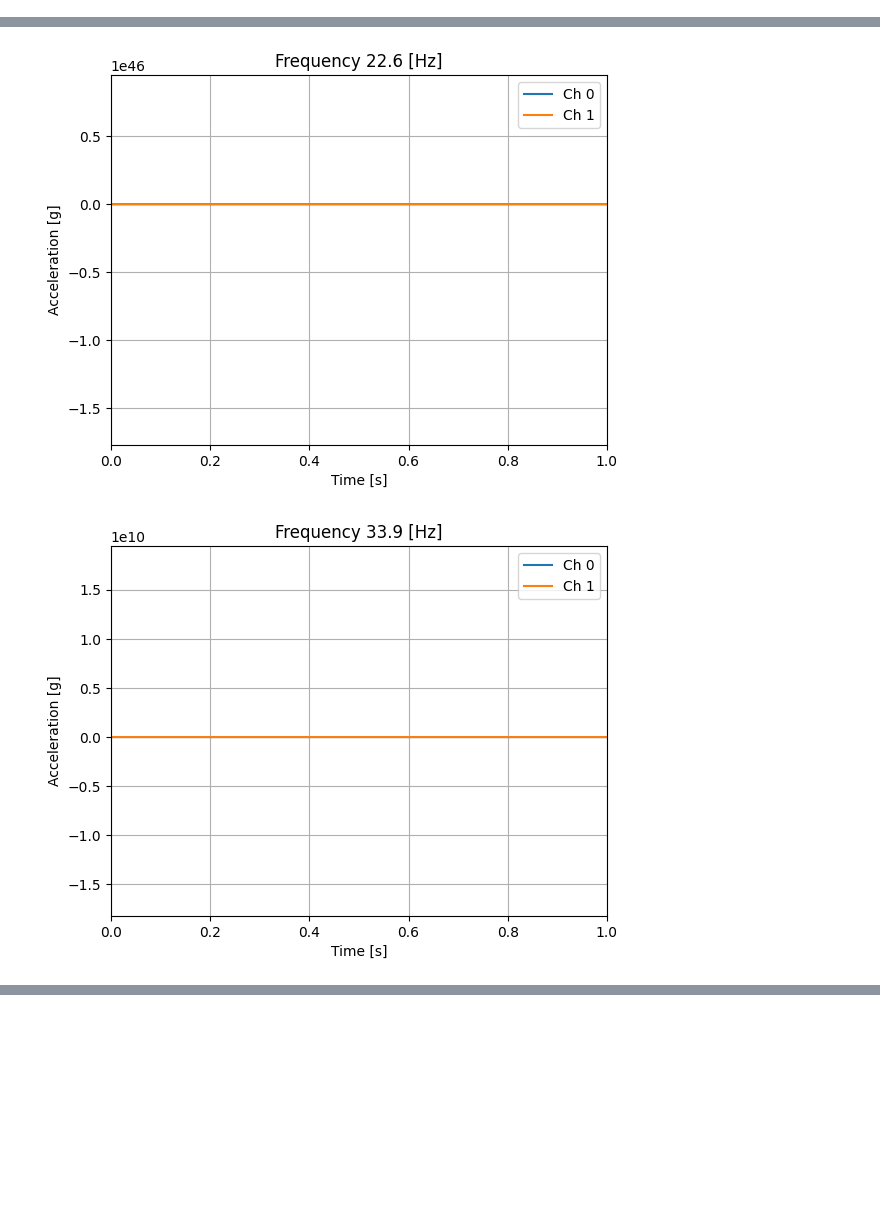
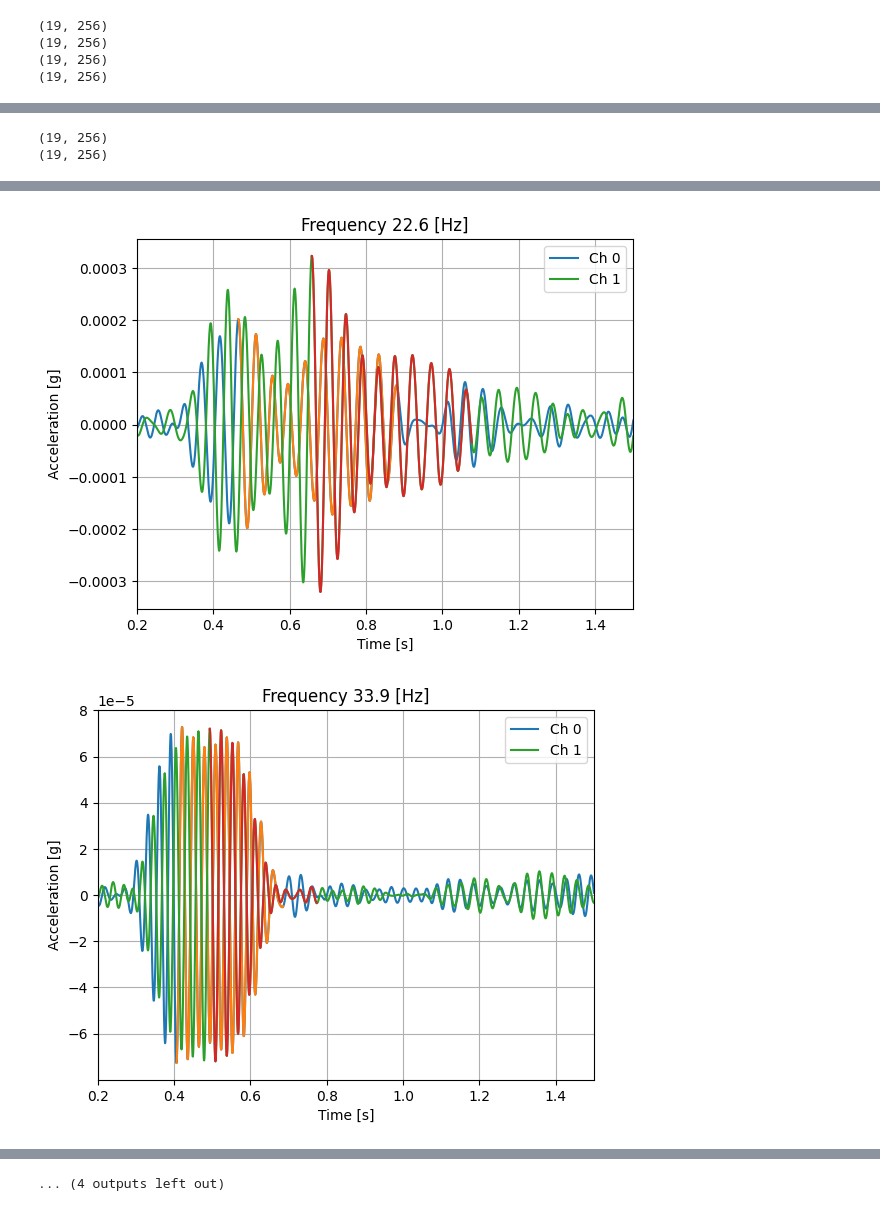
Before and after one commit to runabriguglio/SPLATT, a Jupyter notebook: splattsw/testAnalyseTipTiltAcc.ipynb, the cells around one changed output, grey strips where cells are left out. Cells and saved outputs as stored; diff of their text form; code cells hidden in the pictures; blank space fills up the shorter version.

```diff
--- a/splattsw/testAnalyseTipTiltAcc.ipynb
+++ b/splattsw/testAnalyseTipTiltAcc.ipynb
@@ -144,17 +131,30 @@ for k,fr in enumerate(freq_vec):
 
     f_min = np.max((7,fr - 5))
     f_max = fr + 5
-    bwf0 = sp.butterworth_bandpass_filter(data[0],f_low = f_min, f_high = f_max,f_sample = f_WebDAQ)
-    bwf1 = sp.butterworth_bandpass_filter(data[1],f_low = f_min, f_high = f_max,f_sample = f_WebDAQ)
+    bwf0 = sp.filtfilt_butterworth(data[0],f_low = f_min, f_high = f_max,fs = f_WebDAQ)
+    bwf1 = sp.filtfilt_butterworth(data[1],f_low = f_min, f_high = f_max,fs = f_WebDAQ)
+
+    min_id = int(0.2*f_WebDAQ)
+    p0 = np.min(sp.find_peaks(bwf0[min_id:])) + min_id
+    p1 = np.min(sp.find_peaks(bwf1[min_id:])) + min_id
+
+    tn = tn_list[k]
+    _,tbuf = utils.read_buffer_data(tn)
+
+    sample_len = int(tbuf[0,-1]*f_WebDAQ)
+    sig_ids0 = np.arange(sample_len) + p0
+    sig_ids1 = np.arange(sample_len) + p1
 
     plt.figure()
+
+    plt.plot(tacc,bwf0,label='Ch 0')
+    plt.plot(tacc[sig_ids0],bwf0[sig_ids0])
+    plt.plot(tacc,bwf1,label='Ch 1')
+    plt.plot(tacc[sig_ids1],bwf1[sig_ids1])
+    plt.legend()
     plt.title(f'Frequency {fr} [Hz]')
-    plt.plot(tacc,bwf0,label='Ch 0')
-    plt.plot(tacc,bwf1,label='Ch 1')
-    plt.legend()
     plt.xlabel('Time [s]')
     plt.ylabel('Acceleration [g]')
     plt.grid('on')
-    plt.axis('tight')
-    plt.xlim([0,1])
+    plt.xlim([0.2,1.5])
 # %% [output]
@@ -160,0 +199,4 @@ for k,fr in enumerate(freq_vec):
+(19, 256)
+(19, 256)
+(19, 256)
+(19, 256)
@@ -160,0 +217,2 @@ for k,fr in enumerate(freq_vec):
+(19, 256)
+(19, 256)
@@ -162,2 +220,2 @@ for k,fr in enumerate(freq_vec):
-[figure, old version]
+[figure, new version]
-[figure, old version]
+[figure, new version]
@@ -170,0 +225 @@ for k,fr in enumerate(freq_vec):
+... (4 outputs left out)
```
Also changed, not shown: parts of 4 cells of this notebook, 4 other files.
